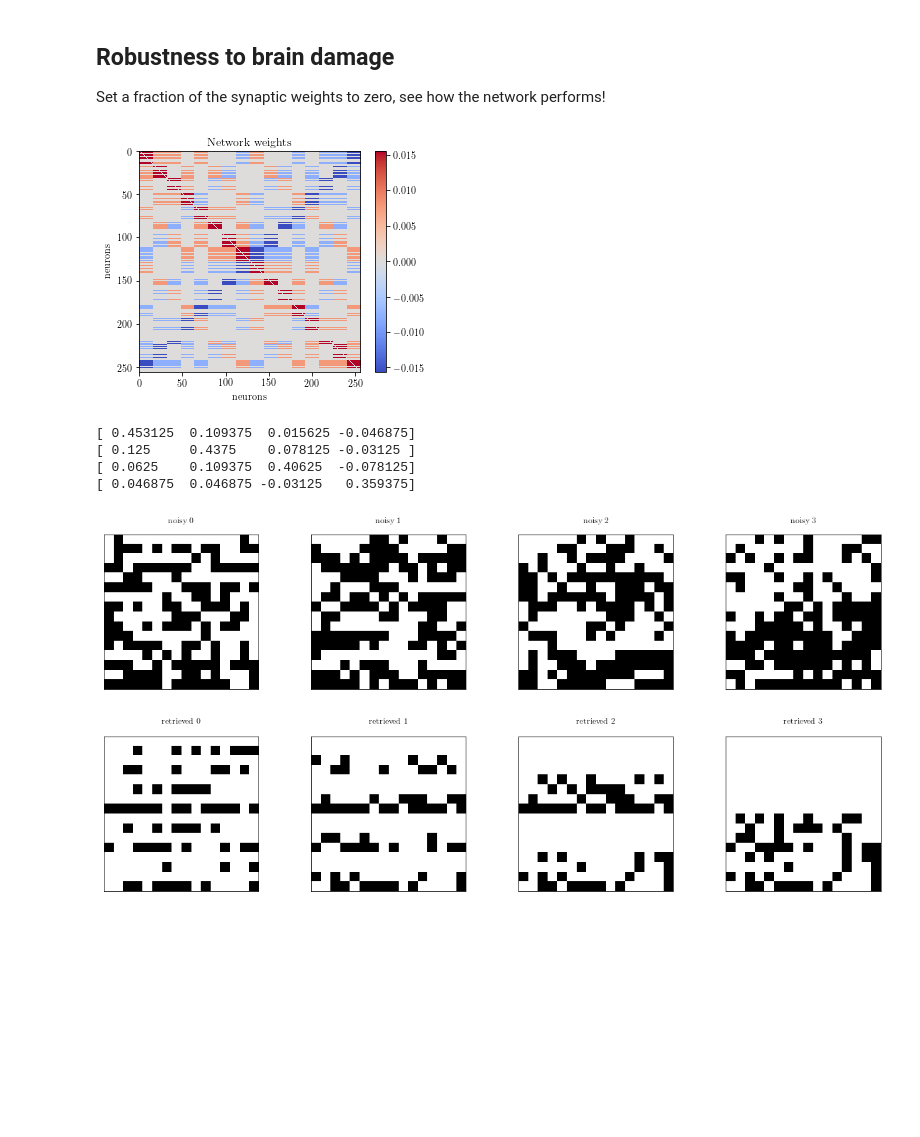
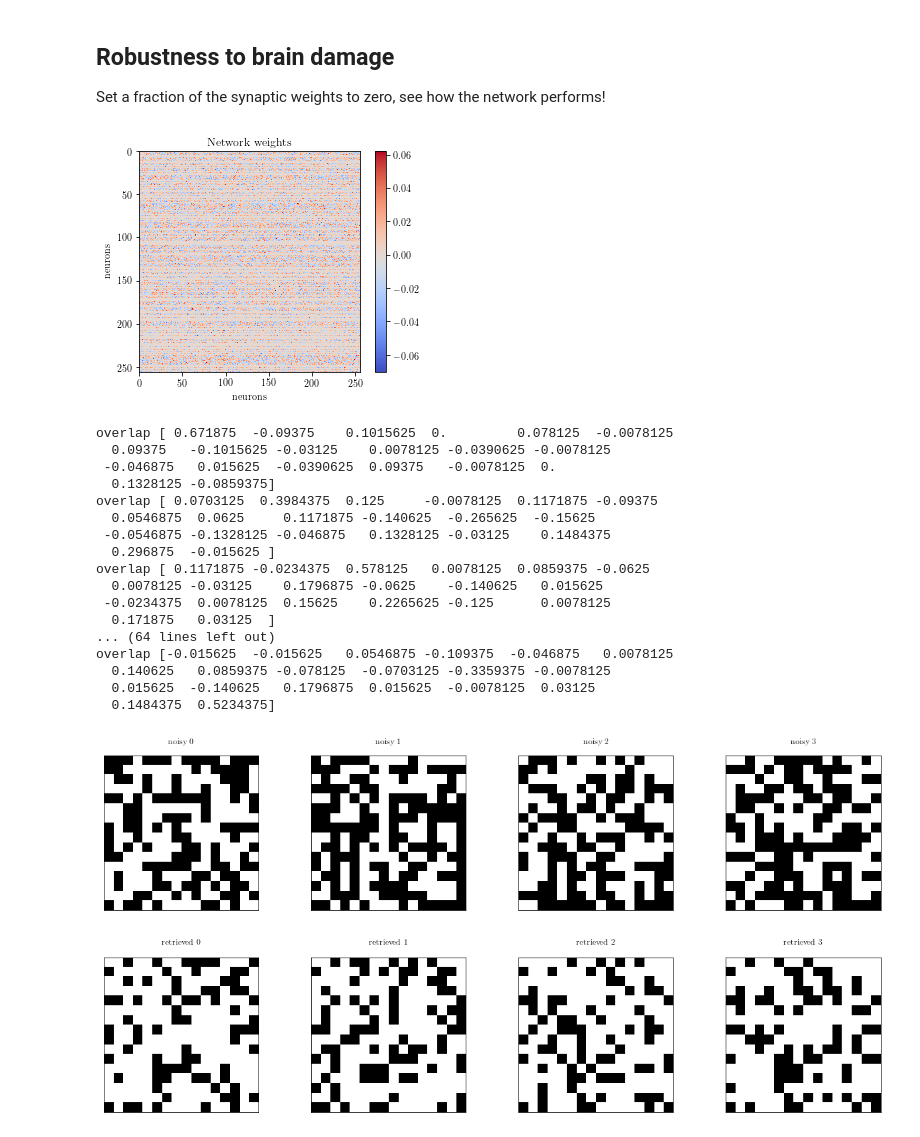
Before and after one commit to mazzulab/AppliedMathNotebooks, a Jupyter notebook: Hopfield0_updated.ipynb, the cells around one changed output. Cells and saved outputs as stored; diff of their text form; code cells hidden in the pictures; blank space fills up the shorter version.

Commit message:
updated notebook for Hopfield

```diff
--- a/Hopfield0_updated.ipynb
+++ b/Hopfield0_updated.ipynb
@@ -425,8 +425,8 @@ hit rate (retrieval) [0.  0.  0.  0.  0.  0.  0.  0.  0.  0.  0.  0.1 1.  1.  1.
 # %% [markdown]
 Spurious state: combination of 3 patterns!
 # %%
-train_data=generate_orth_patterns(nunits,npatterns)
-# train_data=generate_rand_patterns(nunits,10,0.5)
+# train_data=generate_orth_patterns(nunits,npatterns)
+train_data=generate_rand_patterns(nunits,10,0.5)
 
 allweights=set_weights(train_data)
 
@@ -434,8 +434,8 @@ spurious=np.sign(train_data[0]+train_data[1]+train_data[2])
 overlap=compute_overlap_list(spurious,train_data)
 print('spurious overlap',overlap)
 
-spurious0=noisify(spurious,0.1)
-recovered_pattern=flow(spurious0,allweights,theta=0,steps=500,display=True,EarlyStop=True,T=0.46)
+spurious0=noisify(spurious,0.0)
+recovered_pattern=flow(spurious0,allweights,theta=0,steps=10000,display=True,EarlyStop=True,T=0.4)
 
 # plot patterns
 fig,ax=plt.subplots(1,2,figsize=(6,4))
@@ -469,26 +480,62 @@ hit rate (retrieval) [0.   0.1  0.05 0.1  0.   0.3  0.15 0.4  0.2  0.65 0.5  0.5
 ## Robustness to brain damage
 Set a fraction of the synaptic weights to zero, see how the network performs!
 # %%
+# train_data=generate_orth_patterns(nunits,npatterns)
+train_data=generate_rand_patterns(nunits,20,0.5)
+allweights=set_weights(train_data)
 
+
+allweights=set_weights(train_data)
+frac_damage=0.4 # fraction of synapses or weights that we are going to kill
+nDamage=int(np.array(len(allweights)*frac_damage).round())
+indDamage=np.random.permutation(len(allweights))
+indDamage=indDamage[0:nDamage]
+allweightsDamage=allweights
+allweightsDamage[indDamage]=0
 plotweights(allweightsDamage,file="hopfield_weights_damaged.png")
 
 # noisify each pattern
+noisy_patterns=np.zeros(train_data.shape)
+for i in range(len(train_data)):
+    noisy_patterns[i]=noisify(train_data[i],0.1)
 
 fig,ax=plt.subplots(1,4,figsize=(20,4))
-for i in range(npatterns):
-    plotpattern(noisy_patterns[i],ax[i],title='noisy %s' % i)
+for i in range(4):
+    plotpattern(noisy_patterns[i,:],ax[i],title='noisy %s' % i)
 
-plt.savefig("hopfield_orth4_noisy.png")
+recovered_patterns=np.zeros(train_data.shape)
+for i in range(len(train_data)):
+    recovered_patterns[i,:]=flow(noisy_patterns[i],allweightsDamage,theta=0,steps=10000,display=False)
+    overlap=compute_overlap_list(recovered_patterns[i,:],train_data)
+    print('overlap',overlap)
+
+
+
+
+# plt.savefig("hopfield_orth4_noisy.png")
 
 fig,ax=plt.subplots(1,4,figsize=(20,4))
-for i in range(npatterns):
-    plotpattern(recovered_pattern[i],ax[i],title='retrieved %s' % i)
+for i in range(4):
+    plotpattern(recovered_patterns[i],ax[i],title='retrieved %s' % i)
 plt.savefig("hopfield_orth4_retrieval.png")
 # %% [output]
-[figure, old version]
+[figure, new version]
-[ 0.453125  0.109375  0.015625 -0.046875]
-[ 0.125     0.4375    0.078125 -0.03125 ]
-[ 0.0625    0.109375  0.40625  -0.078125]
-[ 0.046875  0.046875 -0.03125   0.359375]
+overlap [ 0.671875  -0.09375    0.1015625  0.         0.078125  -0.0078125
+  0.09375   -0.1015625 -0.03125    0.0078125 -0.0390625 -0.0078125
+ -0.046875   0.015625  -0.0390625  0.09375   -0.0078125  0.
+  0.1328125 -0.0859375]
+overlap [ 0.0703125  0.3984375  0.125     -0.0078125  0.1171875 -0.09375
+  0.0546875  0.0625     0.1171875 -0.140625  -0.265625  -0.15625
+ -0.0546875 -0.1328125 -0.046875   0.1328125 -0.03125    0.1484375
+  0.296875  -0.015625 ]
+overlap [ 0.1171875 -0.0234375  0.578125   0.0078125  0.0859375 -0.0625
+  0.0078125 -0.03125    0.1796875 -0.0625    -0.140625   0.015625
+ -0.0234375  0.0078125  0.15625    0.2265625 -0.125      0.0078125
+  0.171875   0.03125  ]
+... (64 lines left out)
+overlap [-0.015625  -0.015625   0.0546875 -0.109375  -0.046875   0.0078125
+  0.140625   0.0859375 -0.078125  -0.0703125 -0.3359375 -0.0078125
+  0.015625  -0.140625   0.1796875  0.015625  -0.0078125  0.03125
+  0.1484375  0.5234375]
-[figure, old version]
+[figure, new version]
-[figure, old version]
+[figure, new version]
```
Also changed, not shown: parts of 5 cells of this notebook, 4 other files.
